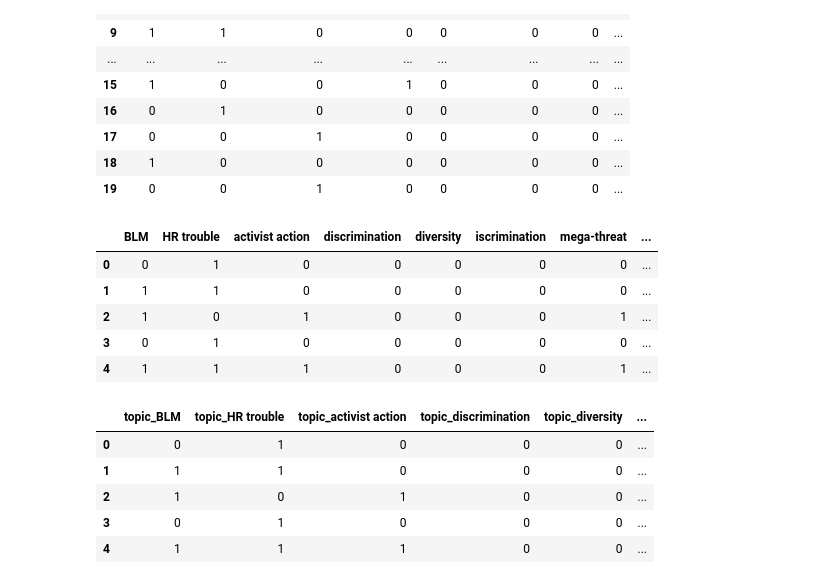
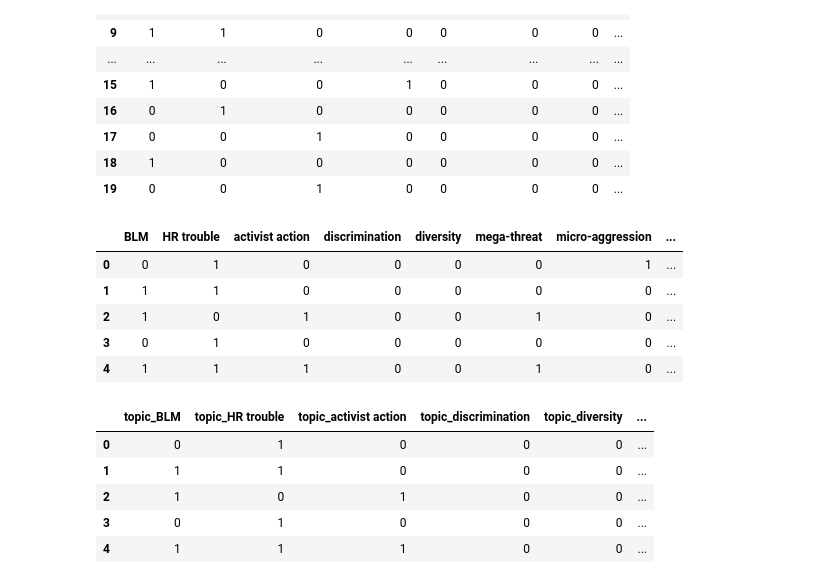
Before and after one commit to robinlli/Police_Shooting_Reddit, a Jupyter notebook: Machine Learning.ipynb, the cells around one changed output. Cells and saved outputs as stored; diff of their text form; code cells hidden in the pictures.

```diff
--- a/Machine Learning.ipynb
+++ b/Machine Learning.ipynb
@@ -86,19 +82,21 @@ topics.head(20)
 # %%
 # combine BLM and blm; activism action and activist action columns
 topics['BLM'] = topics['BLM'] + topics['blm']
 
 topics['activist action'] = topics['activism action'] + topics['activist action']
 
-topics_clean = topics.drop(columns = ['blm', 'activism action'])
+topics['discrimination'] = topics['discrimination'] + topics['iscrimination']
+
+topics_clean = topics.drop(columns = ['blm', 'activism action', 'iscrimination'])
 
 topics_clean.head()
 # %% [output]
-|  | BLM | HR trouble | activist action | discrimination | diversity | iscrimination | mega-threat | ... |
-| 0 | 0 | 1 | 0 | 0 | 0 | 0 | 0 | ... |
+|  | BLM | HR trouble | activist action | discrimination | diversity | mega-threat | micro-aggression | ... |
+| 0 | 0 | 1 | 0 | 0 | 0 | 0 | 1 | ... |
 | 1 | 1 | 1 | 0 | 0 | 0 | 0 | 0 | ... |
-| 2 | 1 | 0 | 1 | 0 | 0 | 0 | 1 | ... |
+| 2 | 1 | 0 | 1 | 0 | 0 | 1 | 0 | ... |
 | 3 | 0 | 1 | 0 | 0 | 0 | 0 | 0 | ... |
-| 4 | 1 | 1 | 1 | 0 | 0 | 0 | 1 | ... |
+| 4 | 1 | 1 | 1 | 0 | 0 | 1 | 0 | ... |
 # %%
 # rename theme values to topic names
 topics_clean = topics_clean.rename(columns = {col: 'topic'+'_{}'.format(col) for col in topics.columns})
```
Also changed, not shown: parts of 14 cells of this notebook, 1 other file.
